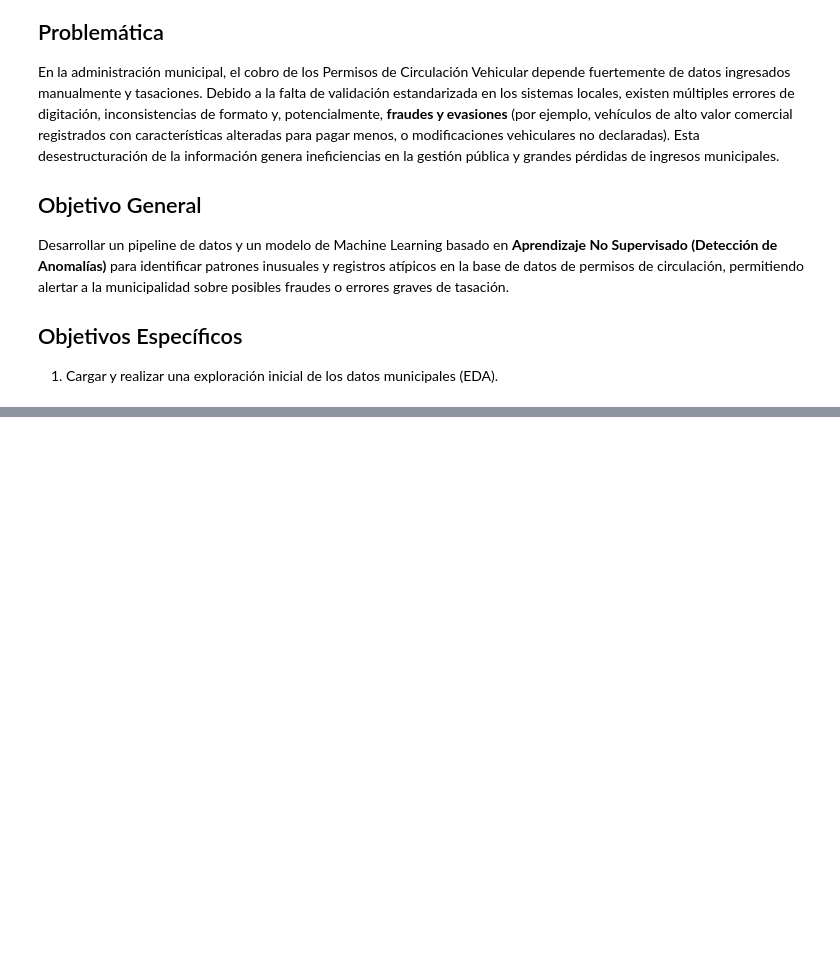
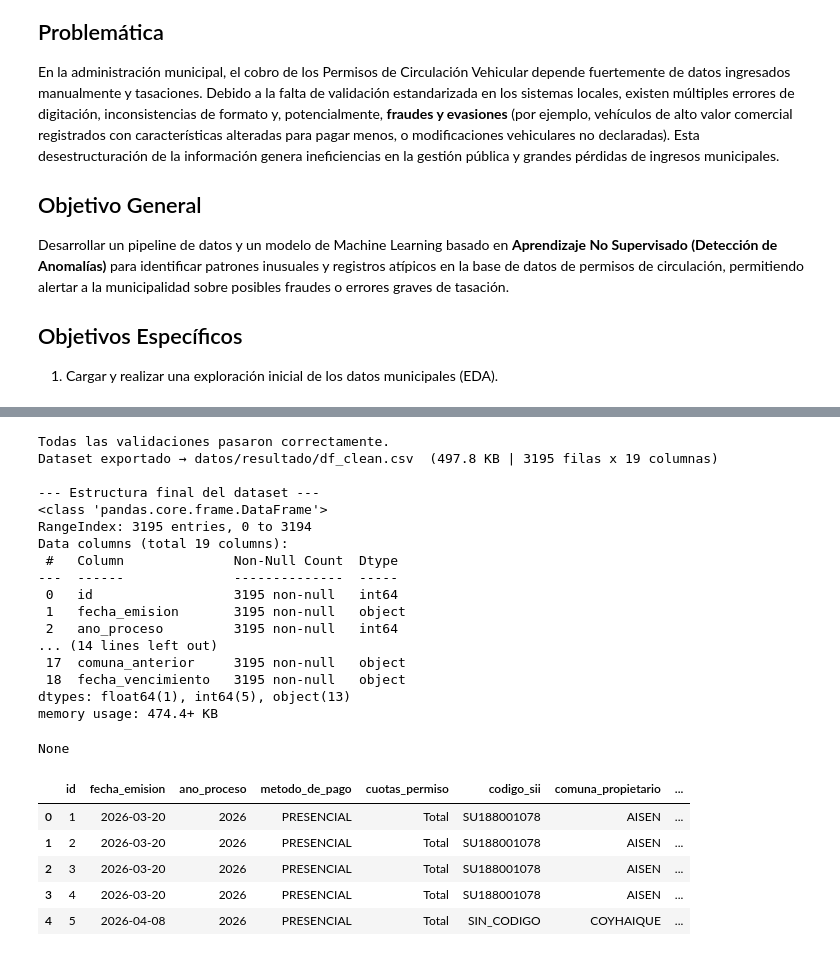
Before and after one commit to hwsaez-code/unab-magister-pro-ciencia-datos-MCDI500, a Jupyter notebook: notebook/Notebook_F2_Transformation.ipynb, the cells around one changed output, grey strips where cells are left out. Drawn from its saved outputs; the diff is of its cells as text; code cells hidden in the pictures; blank space fills up the shorter version.

```diff
--- a/notebook/Notebook_F2_Transformation.ipynb
+++ b/notebook/Notebook_F2_Transformation.ipynb
@@ -990,0 +432,49 @@ El archivo pesa aproximadamente: 500.96 KB
+# %%
+def validar(df, anio_actual=2026):
+    """Verifica que el dataset cumple condiciones mínimas de calidad antes de exportar."""
+    assert df.isna().sum().sum() == 0,                              "Existen valores nulos"
+    assert not df.duplicated().any(),                               "Existen filas duplicadas"
+    assert df['ano_fabricacion'].between(1900, anio_actual).all(),  "Años de fabricación fuera de rango"
+    assert (df['cilindrada'] >= 0).all(),                           "Cilindradas negativas detectadas"
+    print("Todas las validaciones pasaron correctamente.")
+    return df
+
+
+def exportar(df, ruta='datos/resultado/df_clean.csv'):
+    """Guarda el dataset procesado en disco."""
+    os.makedirs(os.path.dirname(ruta), exist_ok=True)
+    df.to_csv(ruta, index=False, encoding='utf-8')
+    kb = os.path.getsize(ruta) / 1024
+    print(f"Dataset exportado → {ruta}  ({kb:.1f} KB | {df.shape[0]} filas x {df.shape[1]} columnas)")
+# %%
+df_clean = validar(df_clean)
+exportar(df_clean)
+
+print("\n--- Estructura final del dataset ---")
+display(df_clean.info())
+display(df_clean.head(5))
+# %% [output]
+Todas las validaciones pasaron correctamente.
+Dataset exportado → datos/resultado/df_clean.csv  (497.8 KB | 3195 filas x 19 columnas)
+
+--- Estructura final del dataset ---
+<class 'pandas.core.frame.DataFrame'>
+RangeIndex: 3195 entries, 0 to 3194
+Data columns (total 19 columns):
+ #   Column              Non-Null Count  Dtype
+---  ------              --------------  -----
+ 0   id                  3195 non-null   int64
+ 1   fecha_emision       3195 non-null   object
+ 2   ano_proceso         3195 non-null   int64
+... (14 lines left out)
+ 17  comuna_anterior     3195 non-null   object
+ 18  fecha_vencimiento   3195 non-null   object
+dtypes: float64(1), int64(5), object(13)
+memory usage: 474.4+ KB
+None
+|  | id | fecha_emision | ano_proceso | metodo_de_pago | cuotas_permiso | codigo_sii | comuna_propietario | ... |
+| 0 | 1 | 2026-03-20 | 2026 | PRESENCIAL | Total | SU188001078 | AISEN | ... |
+| 1 | 2 | 2026-03-20 | 2026 | PRESENCIAL | Total | SU188001078 | AISEN | ... |
+| 2 | 3 | 2026-03-20 | 2026 | PRESENCIAL | Total | SU188001078 | AISEN | ... |
+| 3 | 4 | 2026-03-20 | 2026 | PRESENCIAL | Total | SU188001078 | AISEN | ... |
+| 4 | 5 | 2026-04-08 | 2026 | PRESENCIAL | Total | SIN_CODIGO | COYHAIQUE | ... |
```
Also changed, not shown: parts of 77 cells of this notebook, 3 other files.
